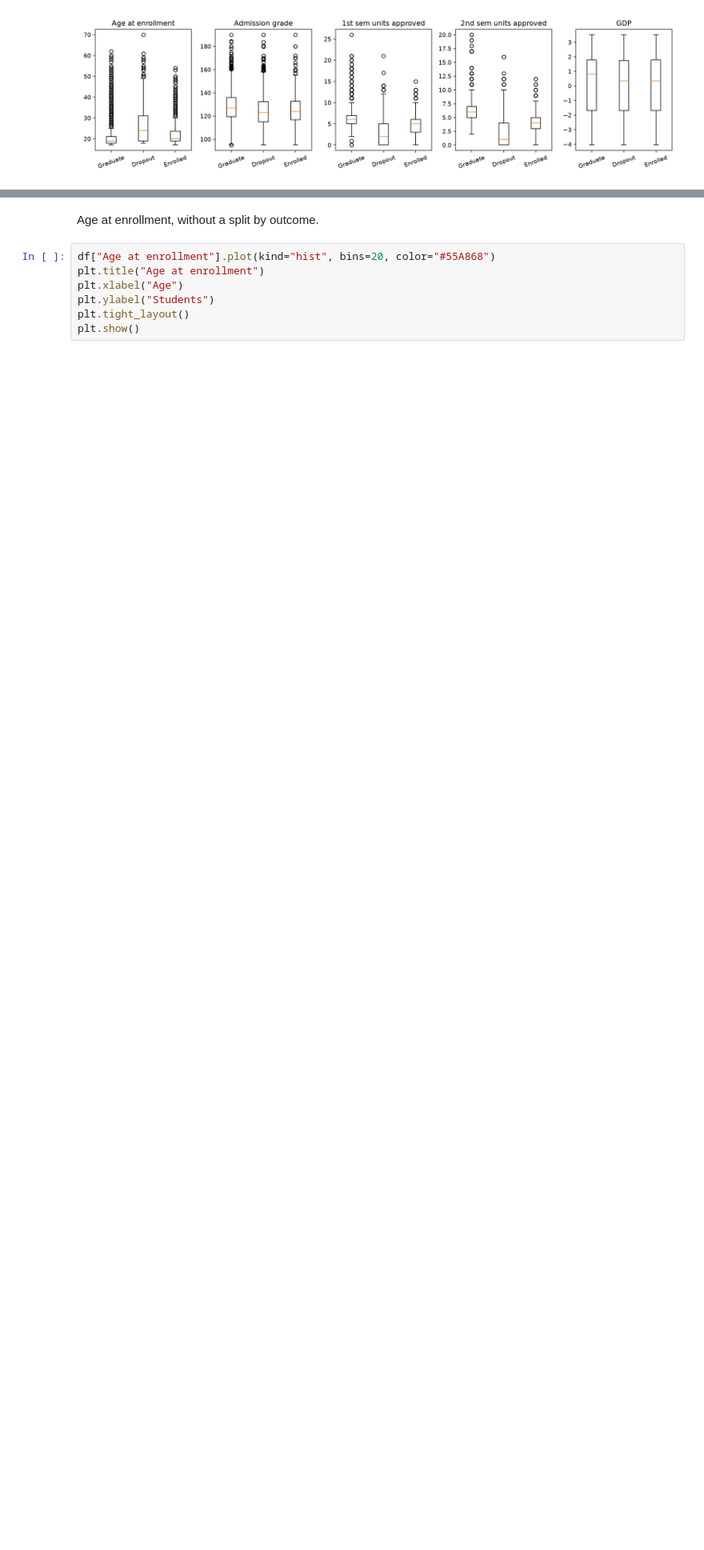
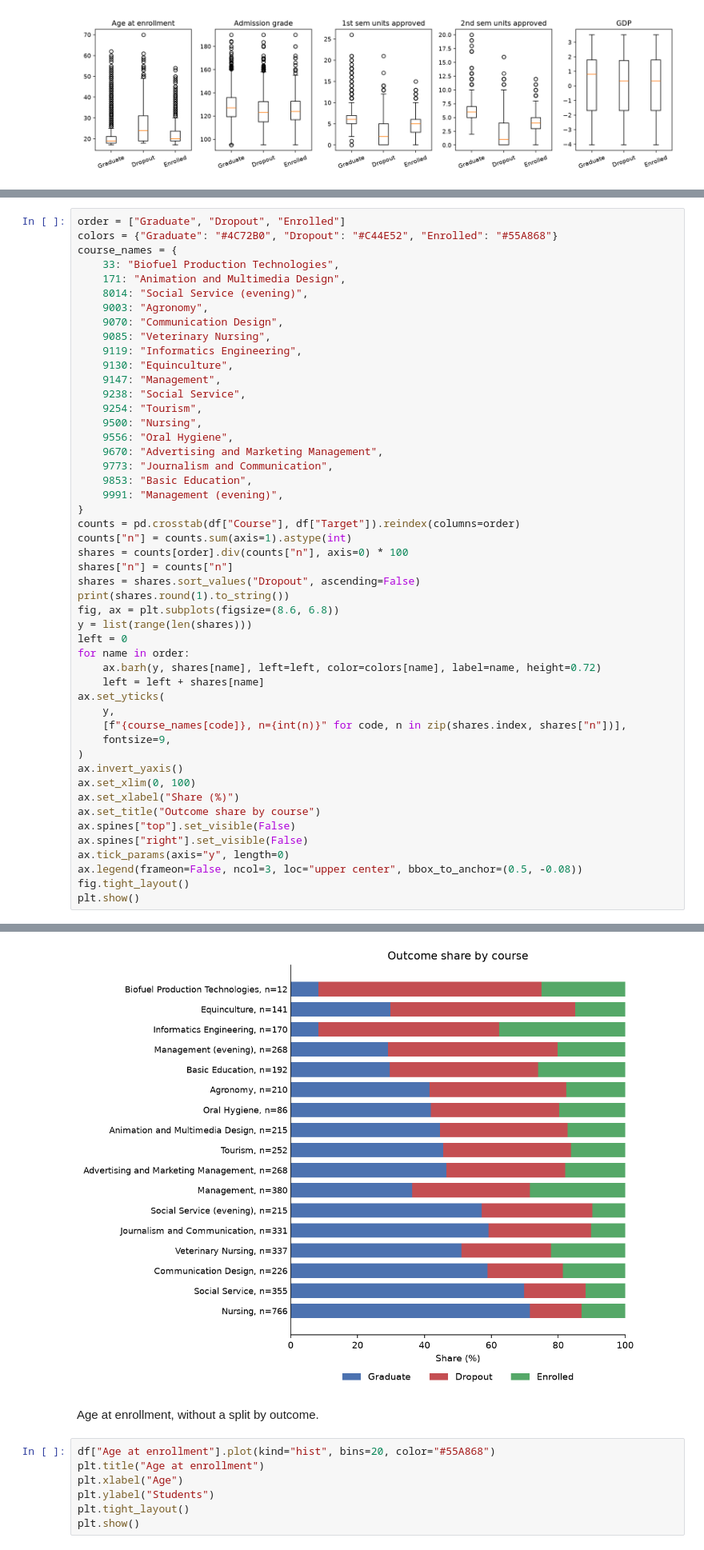
Before and after one commit to rohitt313/CIS-4020, a Jupyter notebook: cis4020_a1_starter.ipynb, the cells around one changed output, grey strips where cells are left out. Shown at 80% size. Cells and saved outputs as stored; diff of their text form; blank space fills up the shorter version.

```diff
--- a/cis4020_a1_starter.ipynb
+++ b/cis4020_a1_starter.ipynb
@@ -447,0 +529,50 @@ df.groupby("Target")[summary_cols].mean().round(2)
+# %%
+order = ["Graduate", "Dropout", "Enrolled"]
+colors = {"Graduate": "#4C72B0", "Dropout": "#C44E52", "Enrolled": "#55A868"}
+course_names = {
+    33: "Biofuel Production Technologies",
+    171: "Animation and Multimedia Design",
+    8014: "Social Service (evening)",
+    9003: "Agronomy",
+    9070: "Communication Design",
+    9085: "Veterinary Nursing",
+    9119: "Informatics Engineering",
+    9130: "Equinculture",
+    9147: "Management",
+    9238: "Social Service",
+    9254: "Tourism",
+    9500: "Nursing",
+    9556: "Oral Hygiene",
+    9670: "Advertising and Marketing Management",
+    9773: "Journalism and Communication",
+    9853: "Basic Education",
+    9991: "Management (evening)",
+}
+counts = pd.crosstab(df["Course"], df["Target"]).reindex(columns=order)
+counts["n"] = counts.sum(axis=1).astype(int)
+shares = counts[order].div(counts["n"], axis=0) * 100
+shares["n"] = counts["n"]
+shares = shares.sort_values("Dropout", ascending=False)
+print(shares.round(1).to_string())
+fig, ax = plt.subplots(figsize=(8.6, 6.8))
+y = list(range(len(shares)))
+left = 0
+for name in order:
+    ax.barh(y, shares[name], left=left, color=colors[name], label=name, height=0.72)
+    left = left + shares[name]
+ax.set_yticks(
+    y,
+    [f"{course_names[code]}, n={int(n)}" for code, n in zip(shares.index, shares["n"])],
+    fontsize=9,
+)
+ax.invert_yaxis()
+ax.set_xlim(0, 100)
+ax.set_xlabel("Share (%)")
+ax.set_title("Outcome share by course")
+ax.spines["top"].set_visible(False)
+ax.spines["right"].set_visible(False)
+ax.tick_params(axis="y", length=0)
+ax.legend(frameon=False, ncol=3, loc="upper center", bbox_to_anchor=(0.5, -0.08))
+fig.tight_layout()
+plt.show()
+# %% [output]
@@ -448,3 +598,4 @@ df.groupby("Target")[summary_cols].mean().round(2)
+[figure, added]
 # %% [markdown]
 Age at enrollment, without a split by outcome.
 # %%
```
Also changed, not shown: parts of 3 cells of this notebook.
